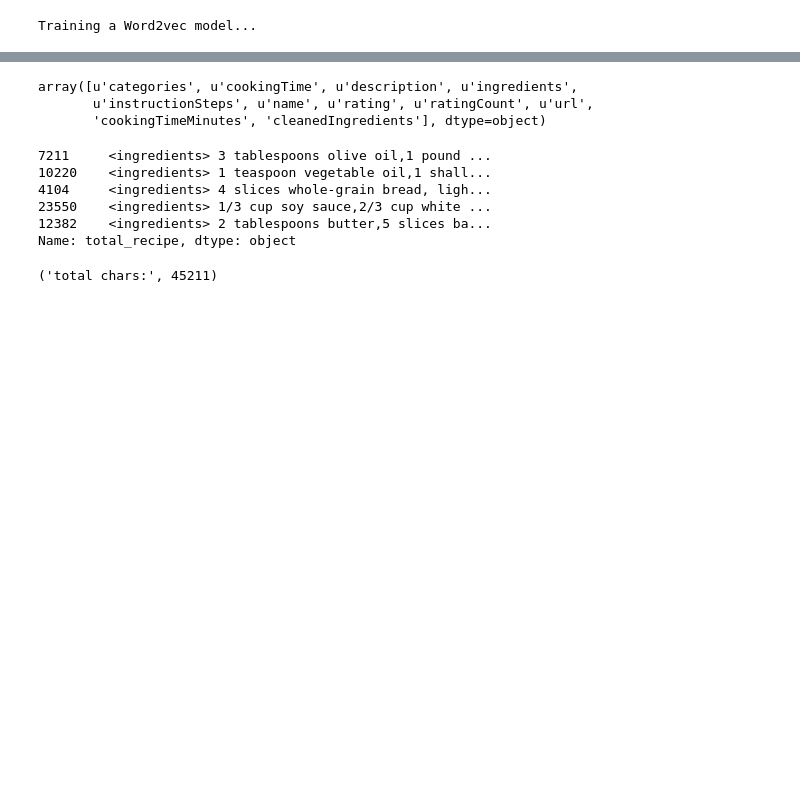
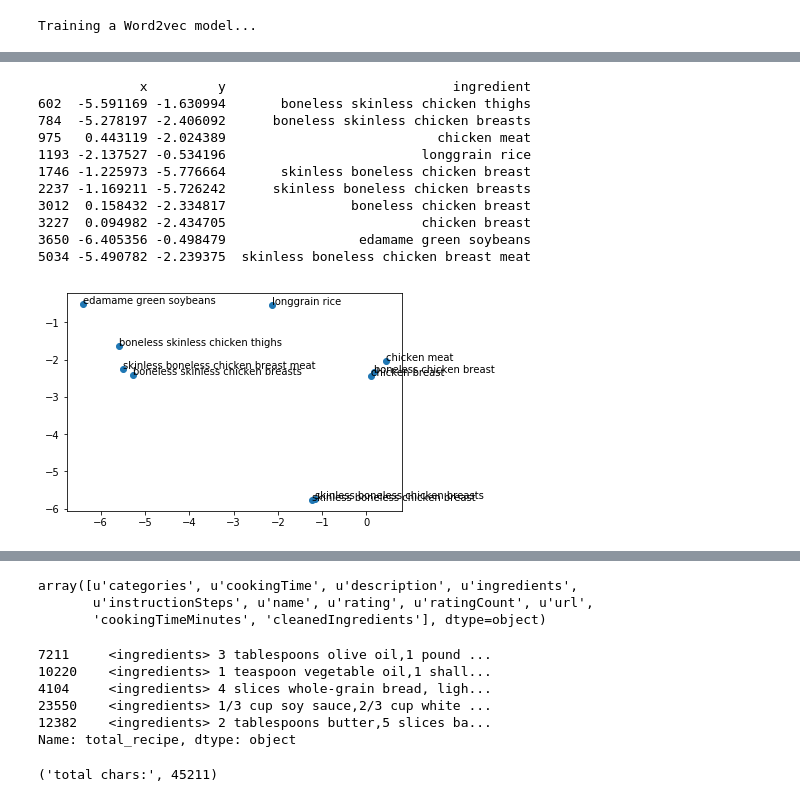
Before and after one commit to roygv/w266-recipes, a Jupyter notebook: TrainModel1.ipynb, the cells around one changed output, grey strips where cells are left out. Drawn from its saved outputs; the diff is of its cells as text; code cells hidden in the pictures; blank space fills up the shorter version.

```diff
--- a/TrainModel1.ipynb
+++ b/TrainModel1.ipynb
@@ -514,0 +570,15 @@ w2v_model.wv.most_similar(positive=['chicken'], negative=['eggs'])
+# %%
+showTSNEGraphForWord(pos_words=['chicken', 'rice'], neg_words=['onions'])
+# %% [output]
+             x         y                             ingredient
+602  -5.591169 -1.630994       boneless skinless chicken thighs
+784  -5.278197 -2.406092      boneless skinless chicken breasts
+975   0.443119 -2.024389                           chicken meat
+1193 -2.137527 -0.534196                         longgrain rice
+1746 -1.225973 -5.776664       skinless boneless chicken breast
+2237 -1.169211 -5.726242      skinless boneless chicken breasts
+3012  0.158432 -2.334817                boneless chicken breast
+3227  0.094982 -2.434705                         chicken breast
+3650 -6.405356 -0.498479                 edamame green soybeans
+5034 -5.490782 -2.239375  skinless boneless chicken breast meat
+[figure, added]
```
Also changed, not shown: parts of 24 cells of this notebook.
